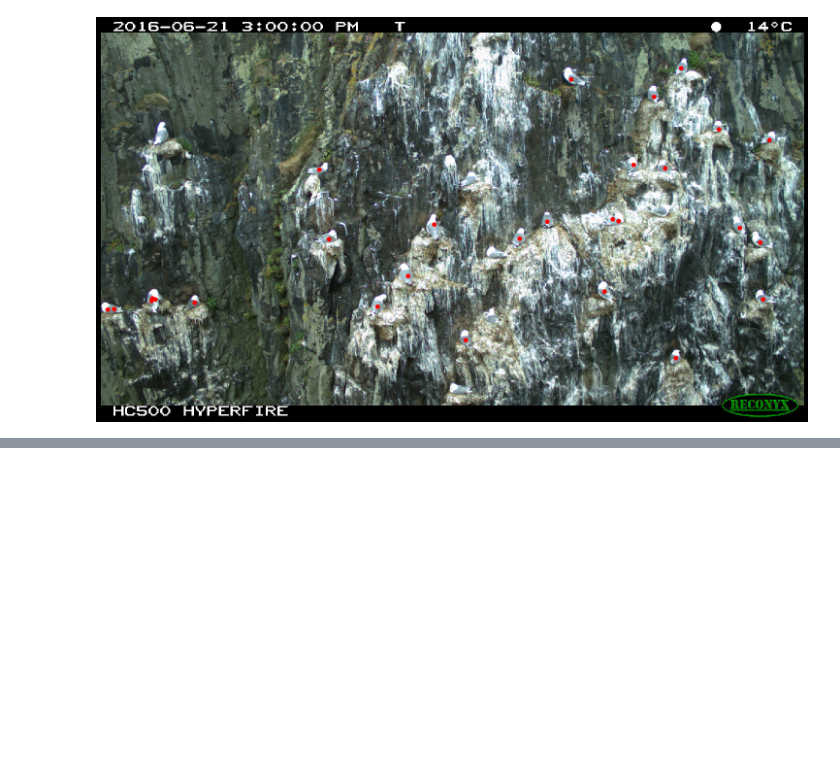
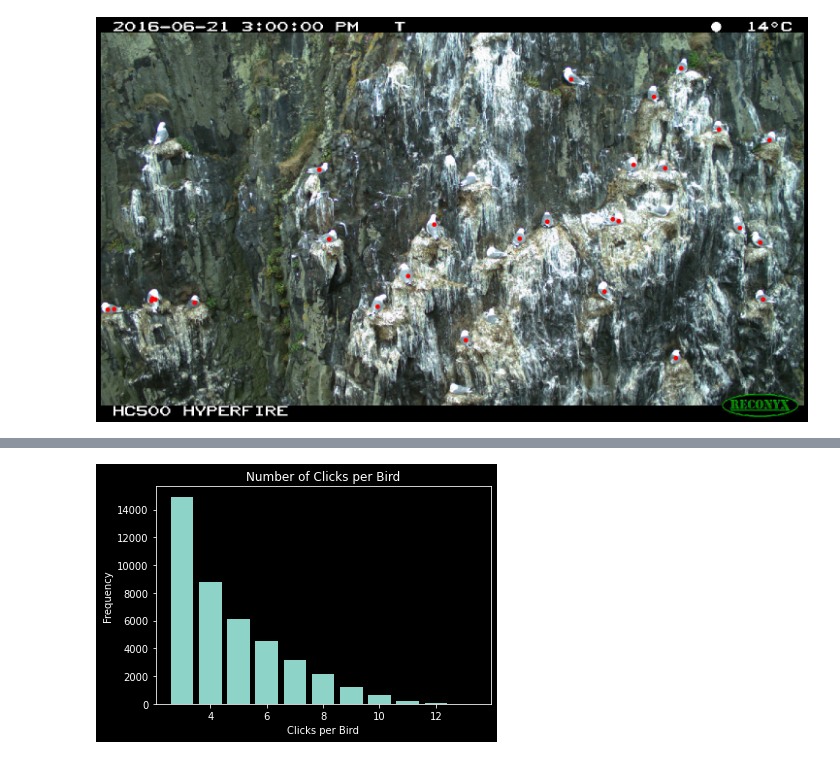
Before and after one commit to KCGallagher/birdspy, a Jupyter notebook: image_exploration.ipynb, the cells around one changed output, grey strips where cells are left out. Drawn from its saved outputs; the diff is of its cells as text; code cells hidden in the pictures; blank space fills up the shorter version.

Commit message:
Click metadata

```diff
--- a/image_exploration.ipynb
+++ b/image_exploration.ipynb
@@ -24,0 +28,13 @@ im.get_annotations("HVITa2016a_000001")
+# %%
+# Histogram of number of raw clicks per bird
+
+file_path = "annotations/HVITa_citsciConsensus_kadult.csv"
+df = pd.read_csv(file_path)
+
+labels, counts = np.unique(df["num_markings"], return_counts=True)
+plt.bar(labels, counts, align='center')
+plt.title("Number of Clicks per Bird")
+plt.xlabel("Clicks per Bird"), plt.ylabel("Frequency")
+plt.savefig("figures/annotation_metadata/clicks_per_birds.png")
+# %% [output]
+[figure, added]
```
Also changed, not shown: parts of 9 cells of this notebook, 2 other files.
